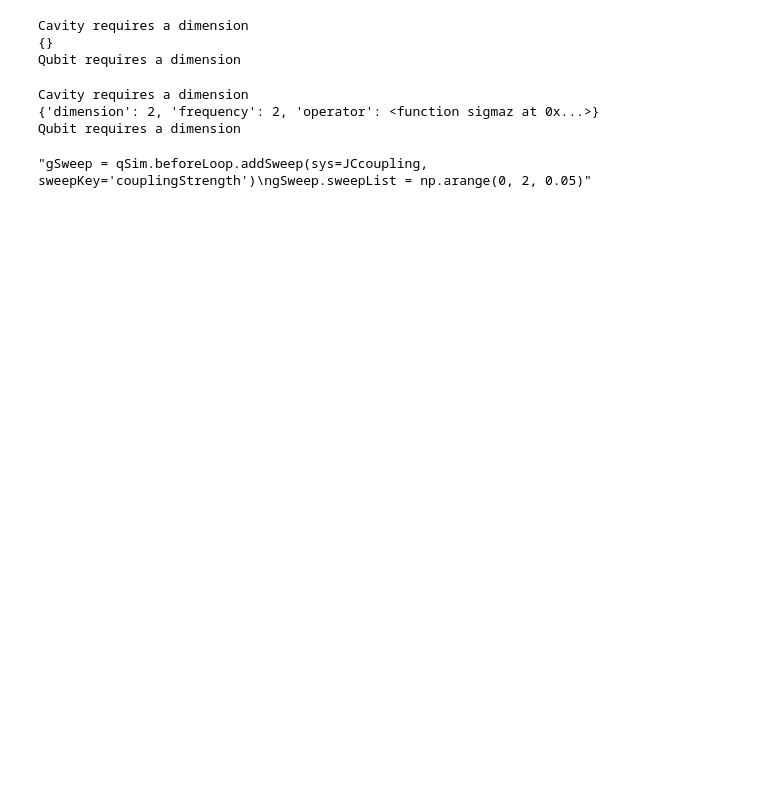
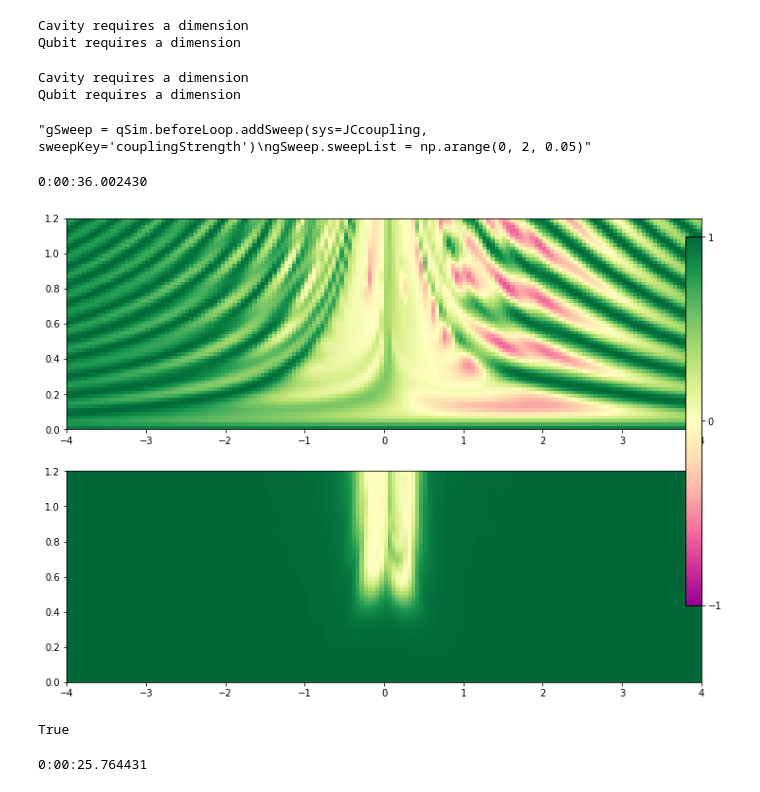
Before and after one commit to CirQuS-UTS/QuanGuru, a Jupyter notebook: Demos/NewObjectDemo.ipynb, the cells around one changed output. Drawn from its saved outputs; the diff is of its cells as text; code cells hidden in the pictures; blank space fills up the shorter version.

```diff
--- a/Demos/NewObjectDemo.ipynb
+++ b/Demos/NewObjectDemo.ipynb
@@ -27,11 +27,10 @@ qSim.delState = True
 cav = Cavity(dimension=resonatorDimension, frequency=resFreq)
 JCSys.addSubSys(cav)
 
-qub = JCSys.createSubSys(subClass=Qubit)
+qub = JCSys.createSubSys(Qubit)
 qub.frequency = qfreq
 # %% [output]
 Cavity requires a dimension
-{}
 Qubit requires a dimension
 # %%
 digitalRabi = qProtocol(superSys=JCSys)
@@ -47,10 +46,9 @@ JCcoupling = JCSys.JC(cav, qub, g)
 # %%
 RabiSys = JCSys.copy(name='Rabi')
 RabiCoupling = RabiSys.Rabi(RabiSys.qSystems['Cavity2'],RabiSys.qSystems['Qubit2'], g)
-qSim.subSystems = RabiSys
+qSim.subSys = RabiSys
 # %% [output]
 Cavity requires a dimension
-{'dimension': 2, 'frequency': 2, 'operator': <function sigmaz at 0x...>}
 Qubit requires a dimension
 # %%
 JCSys.initialState = [0,0]
@@ -85,15 +83,23 @@ results = qSim.run(p=True, coreCount='all')
 en = datetime.datetime.now()
 
 print(en-nw)
+# %% [output]
+0:00:36.002430
 # %%
-def plotRes(xList = cavFreqSweep2.sweepList):
+def plotRes(xList = cavFreqSweep.sweepList):
     fig = plt.figure(figsize=(12,9))
     setC = [0.88, 0.25, 0.02, 0.6]
     axGrids = ck.Plotting.Functions.grid(2, 1, fig=fig)
 
     ck.Plotting.SimplePlots.colorPlot(xList, [x*qSim.stepSize for x in range(qSim.steps+1)], results.results[0],ax=axGrids[0], gif=fig, setC=setC)
     ck.Plotting.SimplePlots.colorPlot(xList, [x*qSim.stepSize for x in range(qSim.steps+1)], results.results[1],ax=axGrids[1], gif=fig, setC=setC)
 plotRes()
+# %% [output]
+[figure, added]
+# %%
+print(bitFlip._Step__fixed)
+# %% [output]
+True
 # %%
 JCSys.reset()
 JCSys.createSysCoupling([qub,cav],[QuantumToolbox.operators.sigmax, QuantumToolbox.operators.create], couplingStrength=g)
@@ -116,6 +122,8 @@ results = qSim.run()
 
 en = datetime.datetime.now()
 print(en-nw)
+# %% [output]
+0:00:25.764431
 # %%
 fig = plt.figure(figsize=(12,9))
 setC = [0.88, 0.25, 0.02, 0.6]
```
Also changed, not shown: parts of 14 cells of this notebook, 5 other files.
